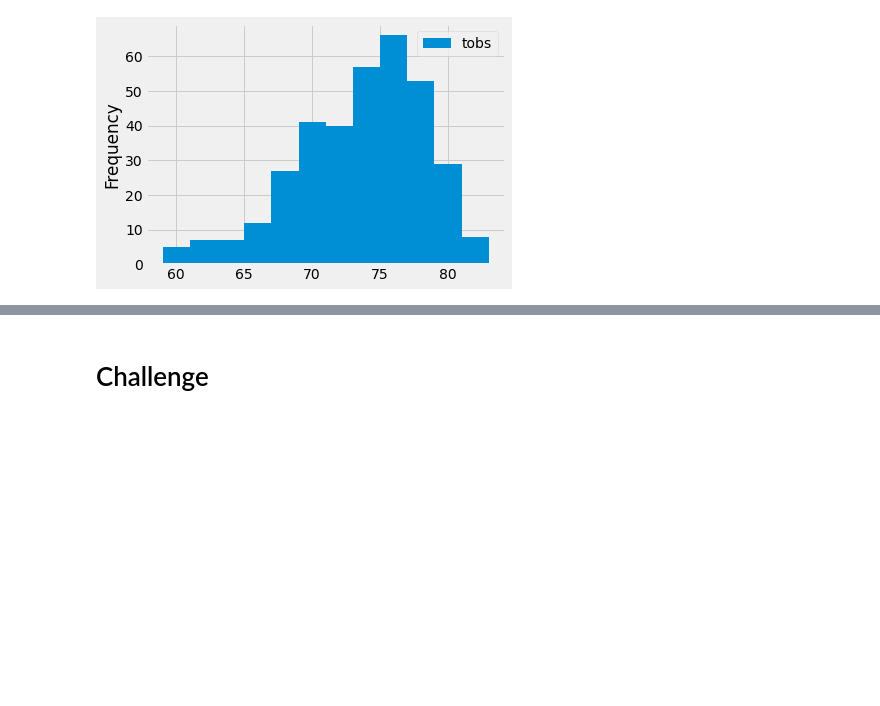
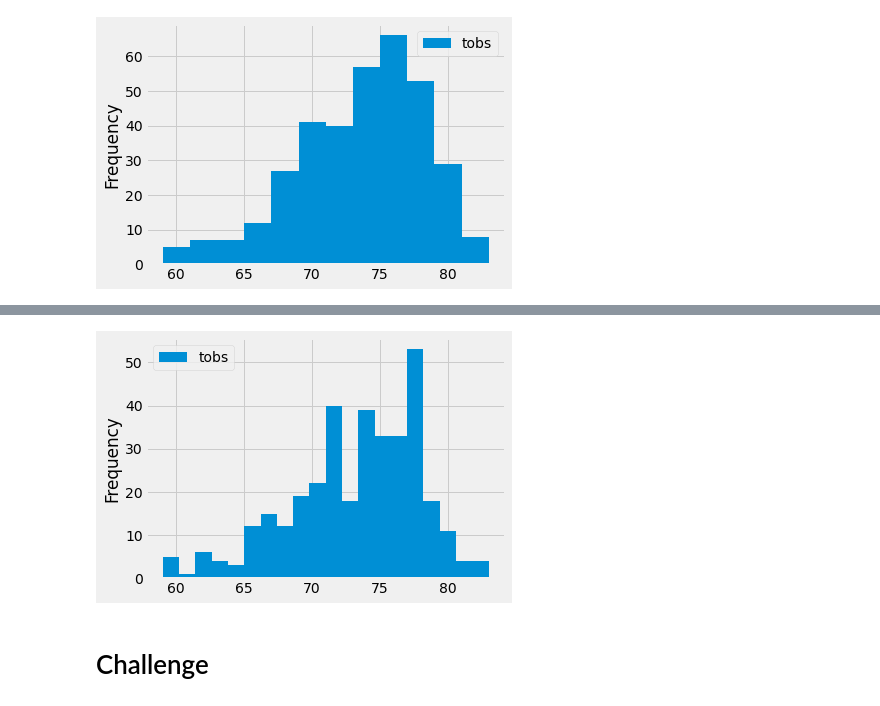
Before and after one commit to PJ427/Surfs_Up, a Jupyter notebook: climate_analysis.ipynb, the cells around one changed output, grey strips where cells are left out. Drawn from its saved outputs; the diff is of its cells as text; code cells hidden in the pictures; blank space fills up the shorter version.

```diff
--- a/climate_analysis.ipynb
+++ b/climate_analysis.ipynb
@@ -137,3 +146,9 @@ plt.tight_layout()
+# %%
+# SKILL DRILL Plot the Temp Observations in a histogram
+df.plot.hist(bins=20)
+plt.tight_layout()
+# %% [output]
+[figure, added]
 # %%
 # Write a function called `calc_temps` that will accept start date and end date in the format '%Y-%m-%d'
 # and return the minimum, average, and maximum temperatures for that range of dates
```
Also changed, not shown: parts of 3 cells of this notebook, 2 other files.
